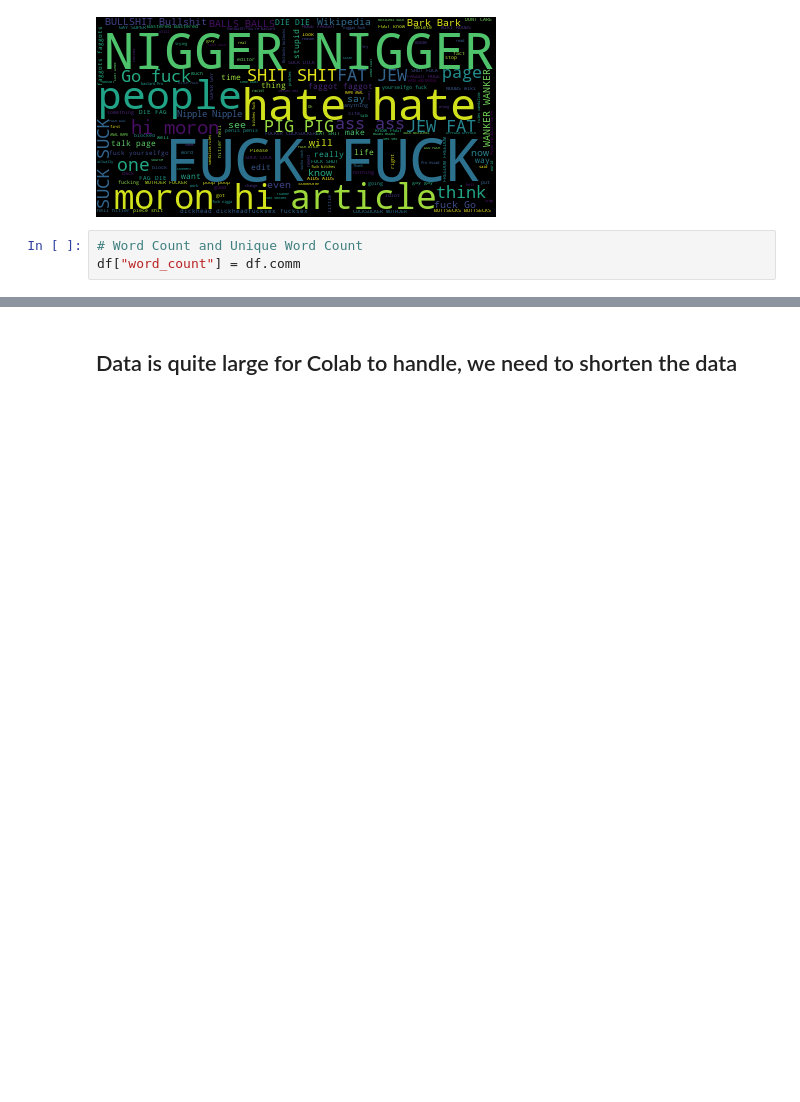
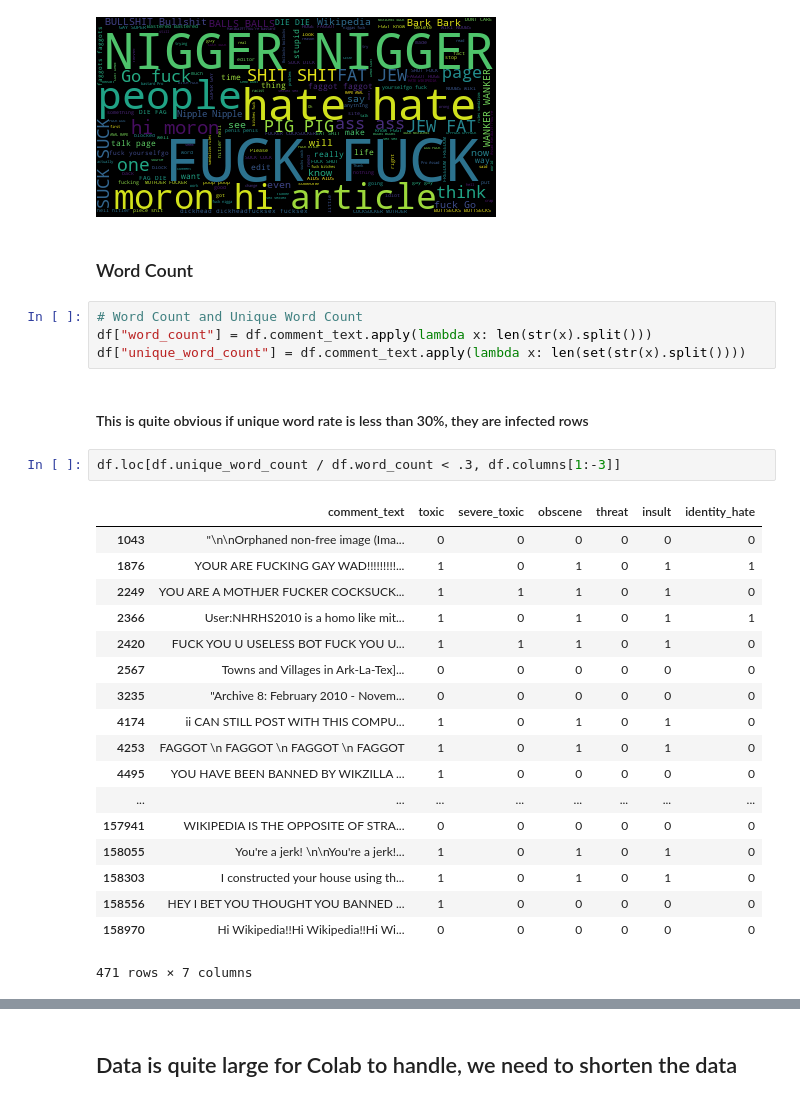
Before and after one commit to shivam-kotwalia/data-science-project, a Jupyter notebook: Multi_label_and_multi_class_classification_NLP.ipynb, the cells around one changed output, grey strips where cells are left out. Cells and saved outputs as stored; diff of their text form; blank space fills up the shorter version.

```diff
--- a/Multi_label_and_multi_class_classification_NLP.ipynb
+++ b/Multi_label_and_multi_class_classification_NLP.ipynb
@@ -145,6 +143,32 @@ wc.generate(" ".join(df.loc[df.toxic ==1 , "comment_text"].tolist()))
 wc.to_image()
 # %% [output]
 [figure]
+# %% [markdown]
+### Word Count
 # %%
 # Word Count and Unique Word Count
-df["word_count"] = df.comm
+df["word_count"] = df.comment_text.apply(lambda x: len(str(x).split()))
+df["unique_word_count"] = df.comment_text.apply(lambda x: len(set(str(x).split())))
+# %% [markdown]
+####  This is quite obvious if unique word rate is less than 30%, they are infected rows
+# %%
+df.loc[df.unique_word_count / df.word_count < .3, df.columns[1:-3]]
+# %% [output]
+|  | comment_text | toxic | severe_toxic | obscene | threat | insult | identity_hate |
+| 1043 | "\n\nOrphaned non-free image (Ima... | 0 | 0 | 0 | 0 | 0 | 0 |
+| 1876 | YOUR ARE FUCKING GAY WAD!!!!!!!!!... | 1 | 0 | 1 | 0 | 1 | 1 |
+| 2249 | YOU ARE A MOTHJER FUCKER COCKSUCK... | 1 | 1 | 1 | 0 | 1 | 0 |
+| 2366 | User:NHRHS2010 is a homo like mit... | 1 | 0 | 1 | 0 | 1 | 1 |
+| 2420 | FUCK YOU U USELESS BOT FUCK YOU U... | 1 | 1 | 1 | 0 | 1 | 0 |
+| 2567 | Towns and Villages in Ark-La-Tex]... | 0 | 0 | 0 | 0 | 0 | 0 |
+| 3235 | "Archive 8: February 2010 - Novem... | 0 | 0 | 0 | 0 | 0 | 0 |
+| 4174 | ii CAN STILL POST WITH THIS COMPU... | 1 | 0 | 1 | 0 | 1 | 0 |
+| 4253 | FAGGOT \n FAGGOT \n FAGGOT \n FAGGOT | 1 | 0 | 1 | 0 | 1 | 0 |
+| 4495 | YOU HAVE BEEN BANNED BY WIKZILLA ... | 1 | 0 | 0 | 0 | 0 | 0 |
+| ... | ... | ... | ... | ... | ... | ... | ... |
+| 157941 | WIKIPEDIA IS THE OPPOSITE OF STRA... | 0 | 0 | 0 | 0 | 0 | 0 |
+| 158055 | You're a jerk! \n\nYou're a jerk!... | 1 | 0 | 1 | 0 | 1 | 0 |
+| 158303 | I constructed your house using th... | 1 | 0 | 1 | 0 | 1 | 0 |
+| 158556 | HEY I BET YOU THOUGHT YOU BANNED ... | 1 | 0 | 0 | 0 | 0 | 0 |
+| 158970 | Hi Wikipedia!!Hi Wikipedia!!Hi Wi... | 0 | 0 | 0 | 0 | 0 | 0 |
+471 rows × 7 columns
```
Also changed, not shown: parts of 6 cells of this notebook.
